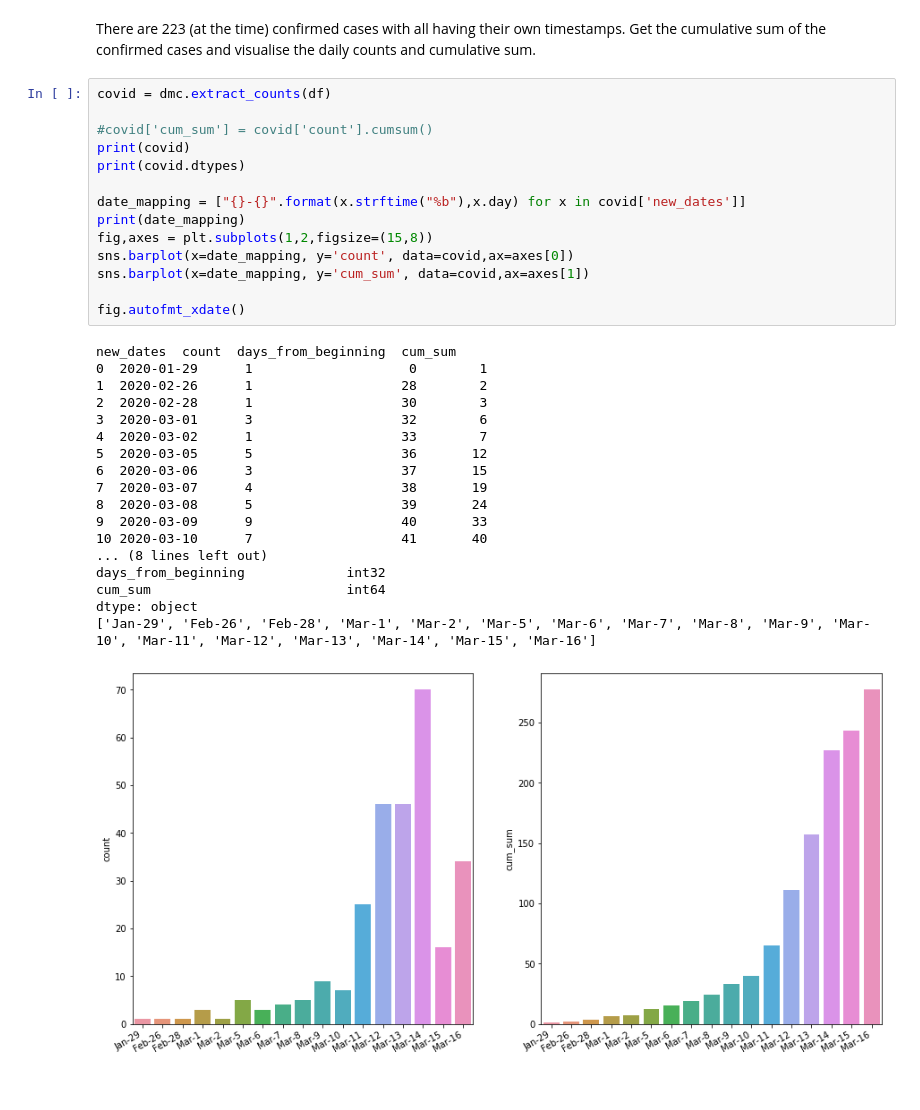
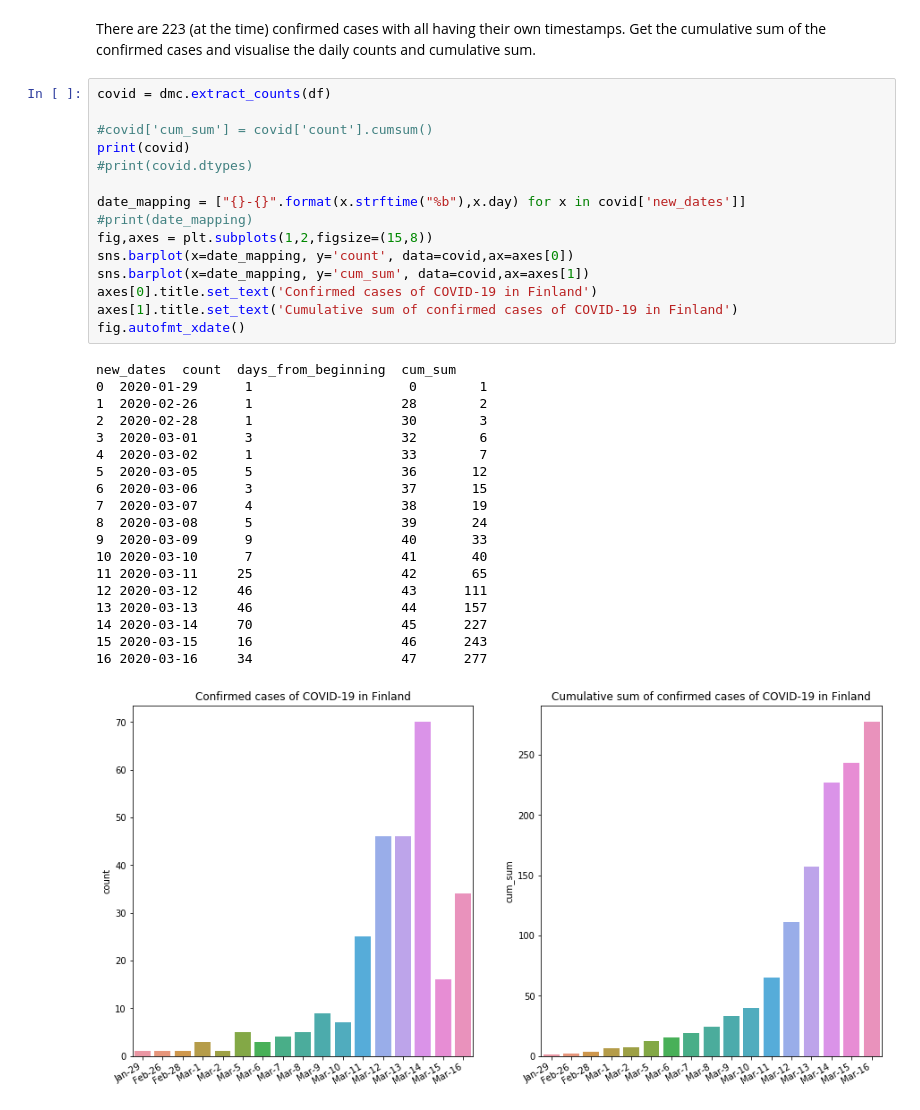
Before and after one commit to johmakinen/COVID-19, a Jupyter notebook: visuals.py.ipynb, the cells around one changed output. Saved outputs shown, nothing was run; the diff lists cells and outputs as text.

Commit message:
changed plots to seaborn

```diff
--- a/visuals.py.ipynb
+++ b/visuals.py.ipynb
@@ -49,33 +49,35 @@ Get the cumulative sum of the confirmed cases and visualise the daily counts and
 # %%
 covid = dmc.extract_counts(df)
 
 #covid['cum_sum'] = covid['count'].cumsum()
 print(covid)
-print(covid.dtypes)
+#print(covid.dtypes)
 
 date_mapping = ["{}-{}".format(x.strftime("%b"),x.day) for x in covid['new_dates']]
-print(date_mapping)
+#print(date_mapping)
 fig,axes = plt.subplots(1,2,figsize=(15,8))
 sns.barplot(x=date_mapping, y='count', data=covid,ax=axes[0])
 sns.barplot(x=date_mapping, y='cum_sum', data=covid,ax=axes[1])
-
+axes[0].title.set_text('Confirmed cases of COVID-19 in Finland')
+axes[1].title.set_text('Cumulative sum of confirmed cases of COVID-19 in Finland')
 fig.autofmt_xdate()
 # %% [output]
 new_dates  count  days_from_beginning  cum_sum
 0  2020-01-29      1                    0        1
 1  2020-02-26      1                   28        2
 2  2020-02-28      1                   30        3
 3  2020-03-01      3                   32        6
 4  2020-03-02      1                   33        7
 5  2020-03-05      5                   36       12
 6  2020-03-06      3                   37       15
 7  2020-03-07      4                   38       19
 8  2020-03-08      5                   39       24
 9  2020-03-09      9                   40       33
 10 2020-03-10      7                   41       40
-... (8 lines left out)
-days_from_beginning             int32
-cum_sum                         int64
-dtype: object
-['Jan-29', 'Feb-26', 'Feb-28', 'Mar-1', 'Mar-2', 'Mar-5', 'Mar-6', 'Mar-7', 'Mar-8', 'Mar-9', 'Mar-10', 'Mar-11', 'Mar-12', 'Mar-13', 'Mar-14', 'Mar-15', 'Mar-16']
+11 2020-03-11     25                   42       65
+12 2020-03-12     46                   43      111
+13 2020-03-13     46                   44      157
+14 2020-03-14     70                   45      227
+15 2020-03-15     16                   46      243
+16 2020-03-16     34                   47      277
-[figure, old version]
+[figure, new version]
```
